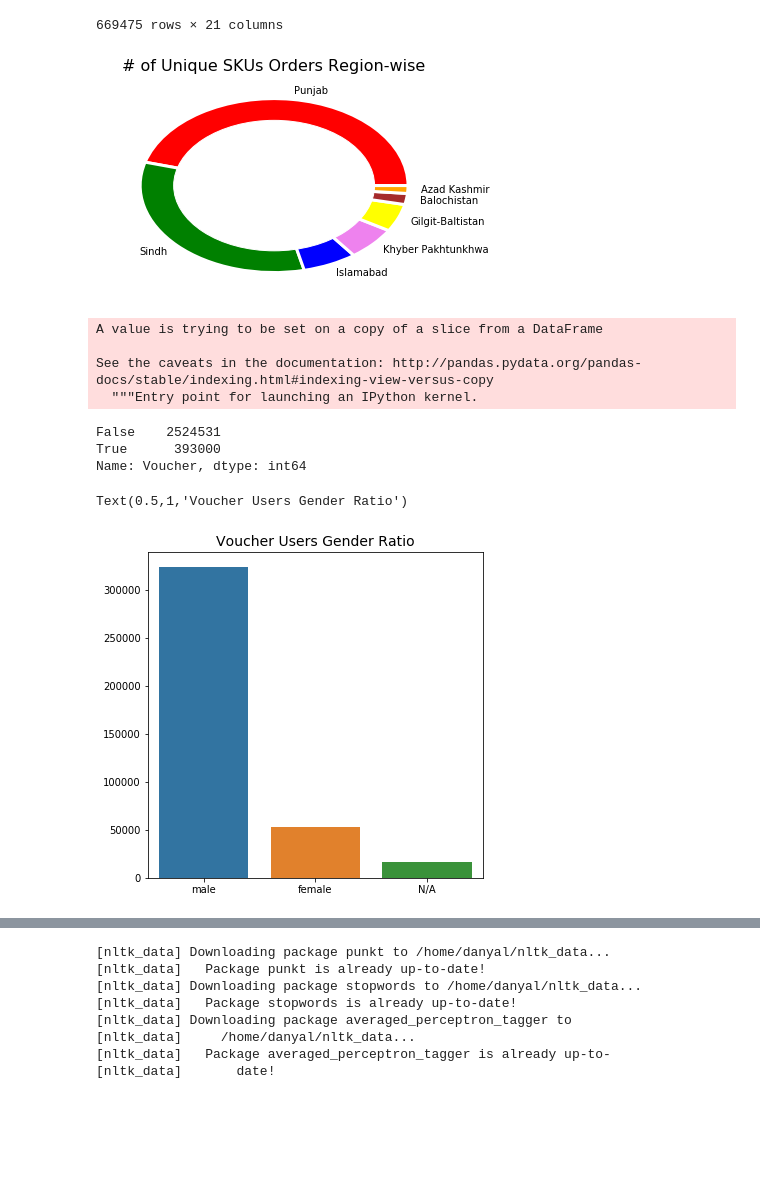
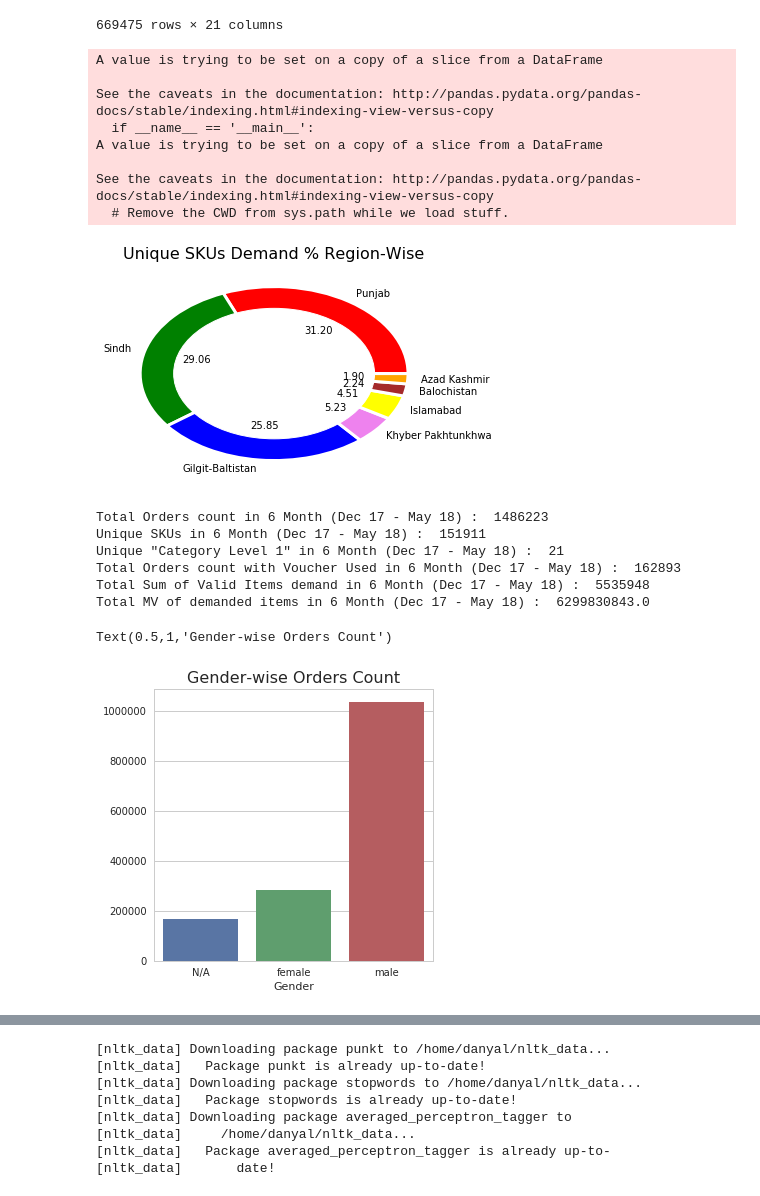
Before and after one commit to DanyalKhaliq/Machine-Learning-, a Jupyter notebook: LostSalesExploratory.ipynb, the cells around one changed output, grey strips where cells are left out. Drawn from its saved outputs; the diff is of its cells as text; code cells hidden in the pictures; blank space fills up the shorter version.

```diff
--- a/LostSalesExploratory.ipynb
+++ b/LostSalesExploratory.ipynb
@@ -47,36 +43,62 @@ temp.sort_values('Quantity',ascending=False, inplace = True)
+# %%
+totalDays = 180
+MinHistoryDays = int(totalDays * 0.02)
+
+temp = df_initial.groupby(['SKU'])['DATE'].count().to_frame('Count').reset_index()
+temp = temp[temp.Count >= MinHistoryDays]
+
+df_initial = pd.merge(df_initial, temp, how='inner')
+
+df_initial.Voucher[df_initial.Voucher > 0] = True
+df_initial.Voucher[df_initial.Voucher != True] = False
+# %% [output]
+A value is trying to be set on a copy of a slice from a DataFrame
+
+See the caveats in the documentation: http://pandas.pydata.org/pandas-docs/stable/indexing.html#indexing-view-versus-copy
+  if __name__ == '__main__':
+A value is trying to be set on a copy of a slice from a DataFrame
+
+See the caveats in the documentation: http://pandas.pydata.org/pandas-docs/stable/indexing.html#indexing-view-versus-copy
+  # Remove the CWD from sys.path while we load stuff.
+# %%
+df_initial['CatConcat'] = df_initial[['CATEGORY_LEVEL_1', 'CATEGORY_LEVEL_2','CATEGORY_LEVEL_3','CATEGORY_LEVEL_4']].apply(lambda x: ' | '.join(x.str.strip()), axis=1)
 # %%
+temp = df_initial.groupby(by=['REGION_NAME'], as_index=False)['Quantity'].sum()
+temp.sort_values('Quantity',ascending=False, inplace = True)
+
 regions = temp['REGION_NAME'][:7]
 values = temp['Quantity'][:7]
 my_circle=plt.Circle( (0,0), 0.75, color='white')
 # Give color names
-plt.pie(values, labels=regions, colors=['red','green','blue','violet','yellow','brown','orange'],wedgeprops = { 'linewidth' : 3, 'edgecolor' : 'white' })
+plt.pie(values, labels=regions, colors=['red','green','blue','violet','yellow','brown','orange'],wedgeprops = { 'linewidth' : 3, 'edgecolor' : 'white' },autopct='%.2f')
 p=plt.gcf()
 p.gca().add_artist(my_circle)
-plt.title('# of Unique SKUs Orders Region-wise', fontsize= 16)
+plt.title('Unique SKUs Demand % Region-Wise', fontsize= 16)
 plt.show()
 # %% [output]
-[figure, old version]
+[figure, new version]
-# %%
-df_initial.Voucher[df_initial.Voucher > 0] = True
-df_initial.Voucher[df_initial.Voucher != True] = False
-# %% [output]
-A value is trying to be set on a copy of a slice from a DataFrame
-
-See the caveats in the documentation: http://pandas.pydata.org/pandas-docs/stable/indexing.html#indexing-view-versus-copy
-  """Entry point for launching an IPython kernel.
-# %%
-df_initial.Voucher.value_counts()
-# %% [output]
-False    2524531
-True      393000
-Name: Voucher, dtype: int64
+# %%
+print('Total Valid Orders count in 6 Month (Dec 17 - May 18) : ', df_initial.COD_ORDER_NR.nunique())
+print('Unique SKUs in 6 Month (Dec 17 - May 18) : ', df_initial.SKU.nunique())
+print('Unique "Category Level 1" in 6 Month (Dec 17 - May 18) : ', df_initial.CATEGORY_LEVEL_1.nunique())
+temp = df_initial[df_initial.Voucher == True]
+print('Total Valid Orders count with Voucher Used in 6 Month (Dec 17 - May 18) : ', temp.COD_ORDER_NR.nunique())
+print('Total Sum of Valid Items in 6 Month (Dec 17 - May 18) : ', df_initial.Quantity.sum())
+print('Total MV of demanded items in 6 Month (Dec 17 - May 18) : ', df_initial.MV.sum())
+# %% [output]
+Total Orders count in 6 Month (Dec 17 - May 18) :  1486223
+Unique SKUs in 6 Month (Dec 17 - May 18) :  151911
+Unique "Category Level 1" in 6 Month (Dec 17 - May 18) :  21
+Total Orders count with Voucher Used in 6 Month (Dec 17 - May 18) :  162893
+Total Sum of Valid Items demand in 6 Month (Dec 17 - May 18) :  5535948
+Total MV of demanded items in 6 Month (Dec 17 - May 18) :  6299830843.0
 # %%
-df_initial.Gender[df_initial.Voucher == True].value_counts()
-f, ax = plt.subplots(figsize=(6,6))
+f, ax = plt.subplots(figsize=(5,5))
+sns.set_style("whitegrid")
+sns.barplot(x=df_initial.groupby(['Gender'])['COD_ORDER_NR'].nunique().index,
+                 y=df_initial.groupby(['Gender'])['COD_ORDER_NR'].nunique().values)
 
-ax = sns.barplot(x=df_initial.Gender[df_initial.Voucher == True].value_counts().index,
-                 y=df_initial.Gender[df_initial.Voucher == True].value_counts().values)
-plt.title('Voucher Users Gender Ratio', fontsize=14)
+plt.title('Gender-wise Orders Count', fontsize=16)
 # %% [output]
-Text(0.5,1,'Voucher Users Gender Ratio')
+Text(0.5,1,'Gender-wise Orders Count')
-[figure, old version]
+[figure, new version]
```
Also changed, not shown: parts of 35 cells of this notebook.
